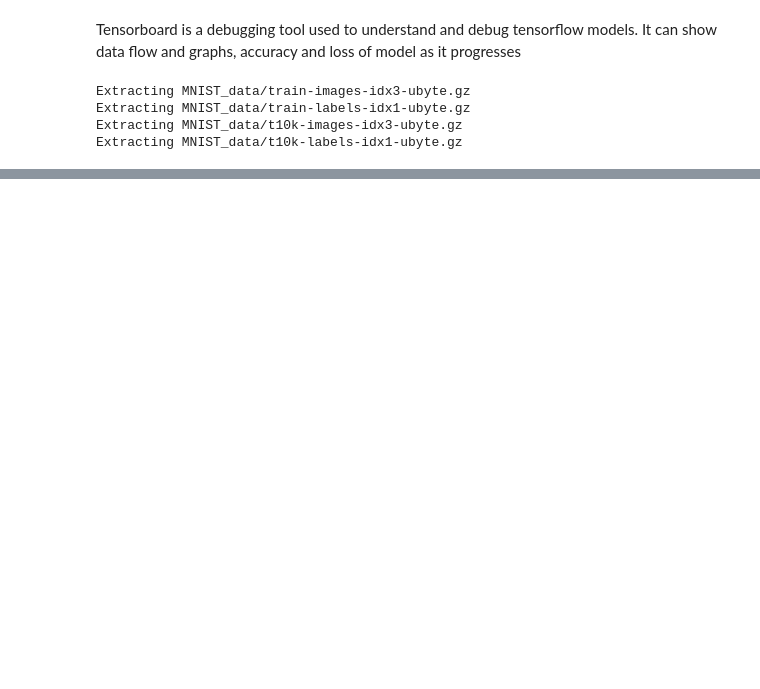
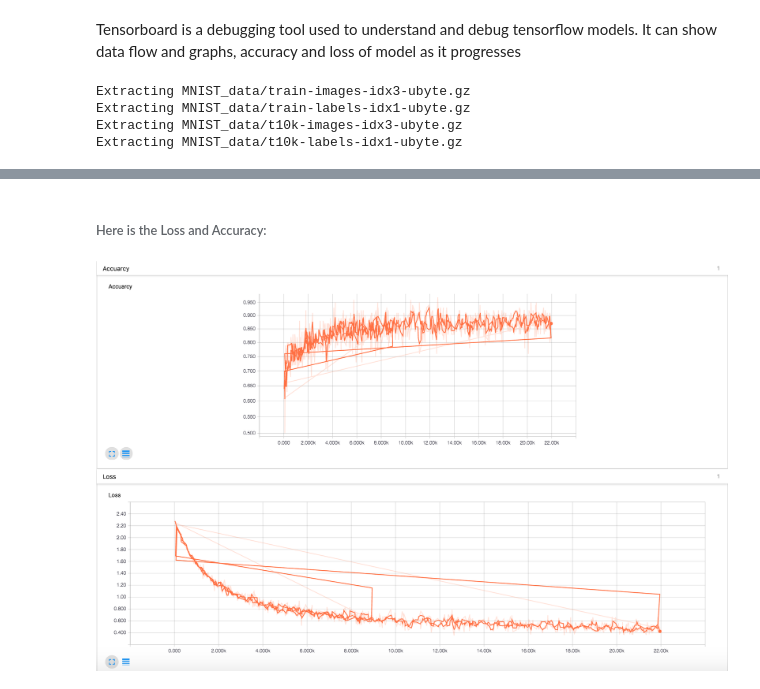
Before and after one commit to gaurikatyagi/deep_learning_tensorflow, a Jupyter notebook: Tensorboard_basics.ipynb, the cells around one changed output, grey strips where cells are left out. Drawn from its saved outputs; the diff is of its cells as text; code cells hidden in the pictures; blank space fills up the shorter version.

Commit message:
Add tensorboard visualizations

```diff
--- a/Tensorboard_basics.ipynb
+++ b/Tensorboard_basics.ipynb
@@ -48,0 +99,2 @@ init = tf.global_variables_initializer()
+# %% [markdown]
+###### Here is the Loss and Accuracy:
@@ -48,0 +103,4 @@ init = tf.global_variables_initializer()
+# %%
+Image(filename="/Users/gaurikatyagi/Documents/deep_learning/deep_learning_tensorflow/acc_loss.png")
+# %% [output]
+[figure, added]
```
Also changed, not shown: parts of 7 cells of this notebook.
